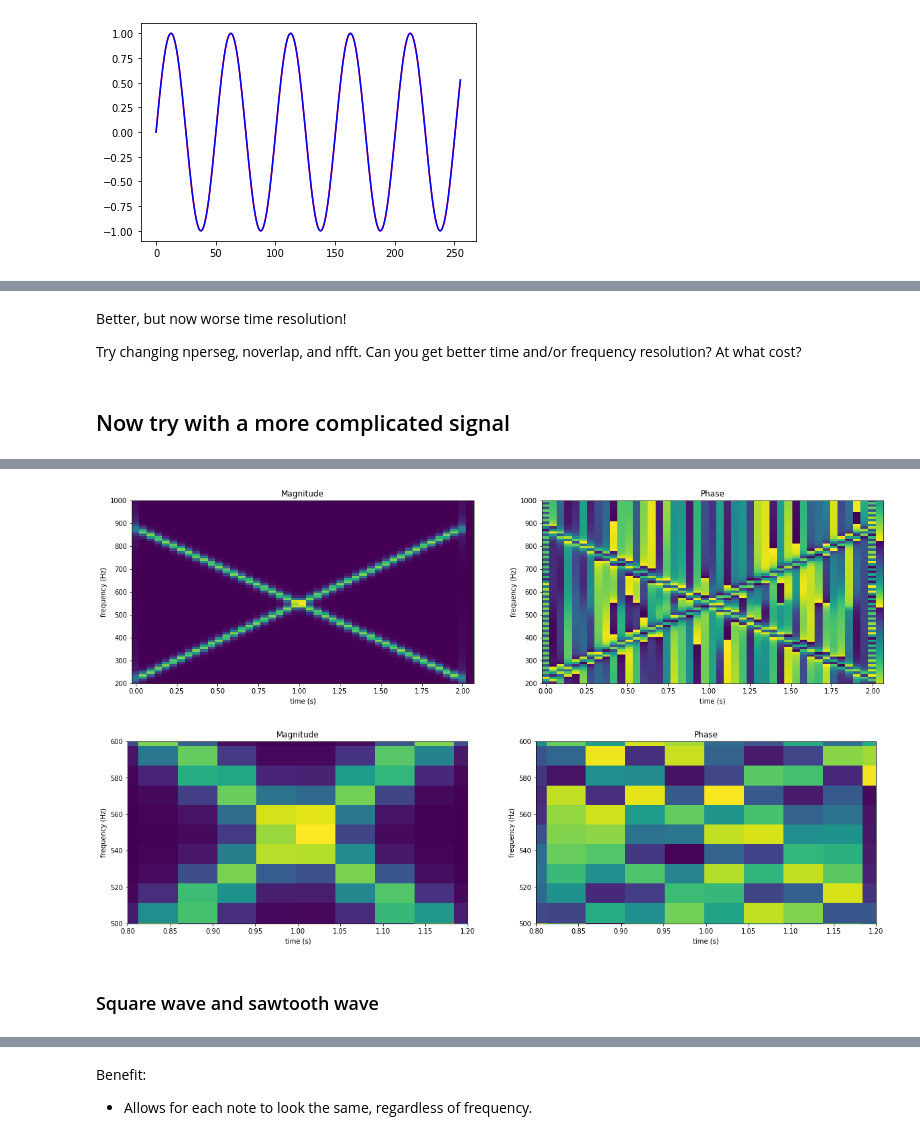
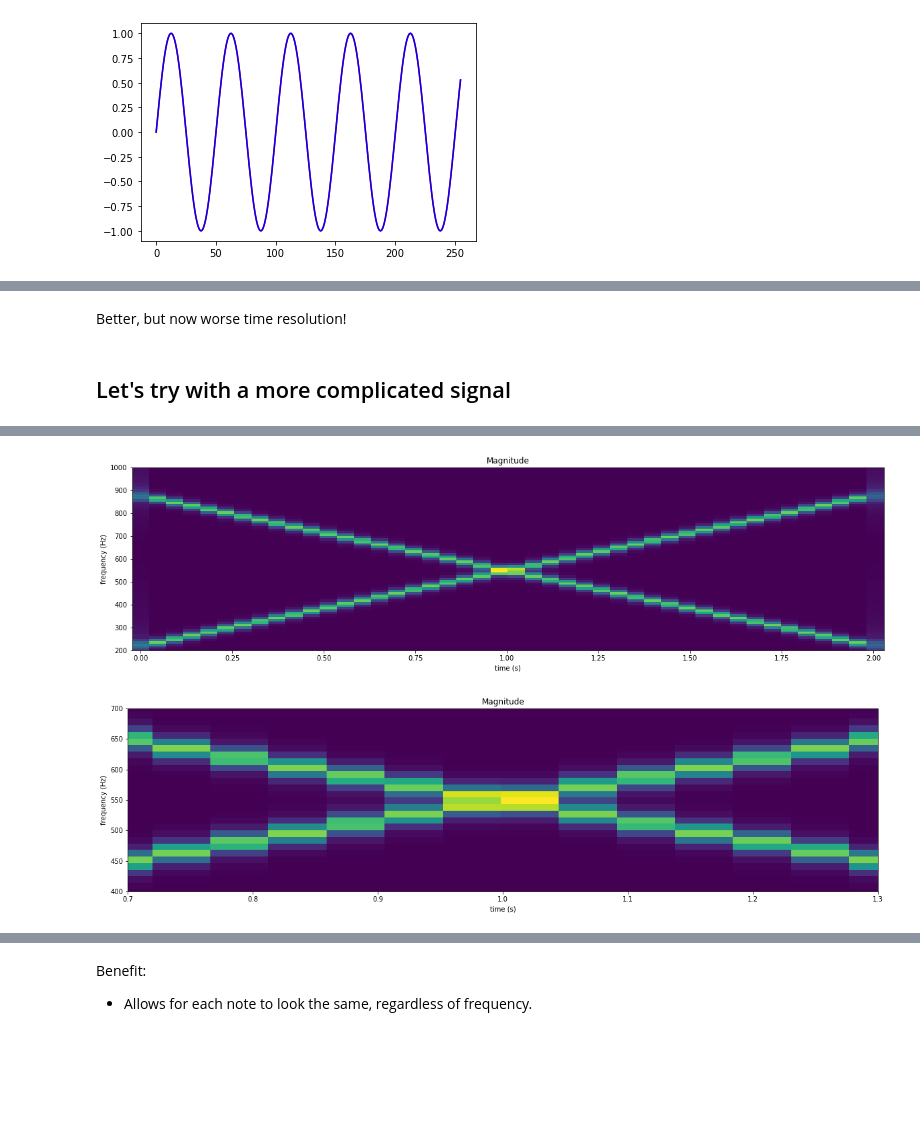
Before and after one commit to apmcleod/dft-demo, a Jupyter notebook: demo.ipynb, the cells around one changed output, grey strips where cells are left out. Saved outputs shown, nothing was run; the diff lists cells and outputs as text; code cells hidden in the pictures; blank space fills up the shorter version.

```diff
--- a/demo.ipynb
+++ b/demo.ipynb
@@ -147,5 +154,5 @@ This is our basic STFT plotting function. The min/max bounds can be used to zoom
 # %%
-def plot_stft(X, f=None, t=None, f_min=None, f_max=None, t_min=None, t_max=None, log_freq=False):
+def plot_stft(X, f=None, t=None, f_min=None, f_max=None, t_min=None, t_max=None, log_freq=False, plot_phase=False):
     """
     Plot the phase and magnitude of a given stft result.
 
@@ -176,6 +183,9 @@ def plot_stft(X, f=None, t=None, f_min=None, f_max=None, t_min=None, t_max=None,
 
     log_freq : boolean
         Set the frequence axis to log scale.
+
+    plot_phase : boolean
+        Plot the phase of the spectrogram.
     """
     ###################
     # Parse input
@@ -207,29 +217,31 @@ def plot_stft(X, f=None, t=None, f_min=None, f_max=None, t_min=None, t_max=None,
     ###################
 
     # Create figure
-    fig, axs = plt.subplots(1, 2, figsize=(20,5))
+    fig, axs = plt.subplots(1, 2 if plot_phase else 1, figsize=(20,5))
 
     # Plot magnitude
-    axs[0].pcolormesh(t, f, magnitude)
-    axs[0].set_title("Magnitude")
-    axs[0].set_xlabel(f"time ({'s' if t_given else 'frame'})")
-    axs[0].set_ylabel(f"frequency {'(Hz)' if f_given else 'bin'}")
-    axs[0].set_ylim(f_min, f_max)
-    axs[0].set_xlim(t_min, t_max)
+    mag_axis = axs[0] if plot_phase else axs
+    mag_axis.pcolormesh(t, f, magnitude)
+    mag_axis.set_title("Magnitude")
+    mag_axis.set_xlabel(f"time ({'s' if t_given else 'frame'})")
+    mag_axis.set_ylabel(f"frequency {'(Hz)' if f_given else 'bin'}")
+    mag_axis.set_ylim(f_min, f_max)
+    mag_axis.set_xlim(t_min, t_max)
     if log_freq:
-        axs[0].set_yscale('log')
+        mag_axis.set_yscale('log')
 
-    # Plot phase
-    axs[1].pcolormesh(t, f, phase)
-    axs[1].set_title("Phase")
-    axs[1].set_xlabel(f"time ({'s' if t_given else 'frame'})")
-    axs[1].set_ylabel(f"frequency {'(Hz)' if f_given else 'bin'}")
-    axs[1].set_ylim(f_min, f_max)
-    axs[1].set_xlim(t_min, t_max)
-    if log_freq:
-        axs[1].set_yscale('log')
+    if plot_phase:
+        # Plot phase
+        axs[1].pcolormesh(t, f, phase)
+        axs[1].set_title("Phase")
+        axs[1].set_xlabel(f"time ({'s' if t_given else 'frame'})")
+        axs[1].set_ylabel(f"frequency {'(Hz)' if f_given else 'bin'}")
+        axs[1].set_ylim(f_min, f_max)
+        axs[1].set_xlim(t_min, t_max)
+        if log_freq:
+            axs[1].set_yscale('log')
 
     fig.show()
 
-plot_stft(X)
+plot_stft(X, f=f, t=t, plot_phase=True)
 # %% [output]
@@ -304,9 +276,7 @@ plot_stft(X, f=f, t=t, f_min=300, f_max=600)
-# %% [markdown]
-Better, but now worse time resolution!
-
-Try changing nperseg, noverlap, and nfft. Can you get better time and/or frequency resolution? At what cost?
+# %% [markdown]
+Better, but now worse time resolution!
 # %% [markdown]
-## Now try with a more complicated signal
+## Let's try with a more complicated signal
 # %%
 # One second chirp
 x_upwards = signal.chirp(np.arange(2 * sr) / sr, 220, 2, 880)
@@ -329,24 +299,22 @@ Audio(x_sum, rate=sr)
 f, t, X = signal.stft(x_sum,              # Input signal
                       fs=sr,              # Sample rate (Frequency of Sampling)
                       window='hann',      # Window shape
-                      nperseg=2048,       # Window length
+                      nperseg=2056,        # Window length
                       noverlap=None,      # How much overlap per window (default: nperseg / 2)
                       nfft=None)          # Length of fft (can pad with zeros, default: nperseg)
 
 plot_stft(X, f=f, t=t, f_min=200, f_max=1000)
 # %% [output]
-[figure, old version]
+[figure, new version]
 # %%
 # Perform STFT
 f, t, X = signal.stft(x_sum,              # Input signal
                       fs=sr,              # Sample rate (Frequency of Sampling)
                       window='hann',      # Window shape
                       nperseg=2048,       # Window length
                       noverlap=None,      # How much overlap per window (default: nperseg / 2)
                       nfft=None)          # Length of fft (can pad with zeros, default: nperseg)
 
-plot_stft(X, f=f, t=t, f_min=500, f_max=600, t_min=0.8, t_max=1.2)
+plot_stft(X, f=f, t=t, f_min=400, f_max=700, t_min=0.7, t_max=1.3)
 # %% [output]
-[figure, old version]
+[figure, new version]
-# %% [markdown]
-### Square wave and sawtooth wave
```
Also changed, not shown: parts of 30 cells of this notebook, 2 other files.
